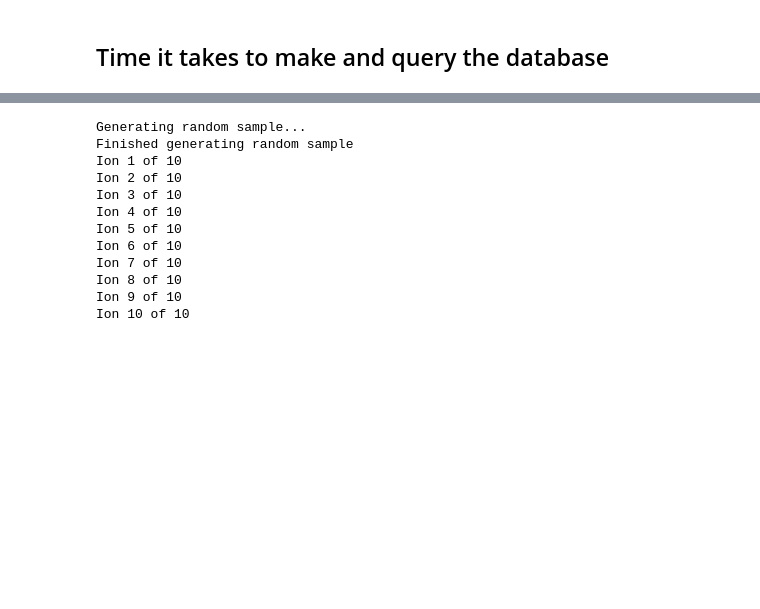
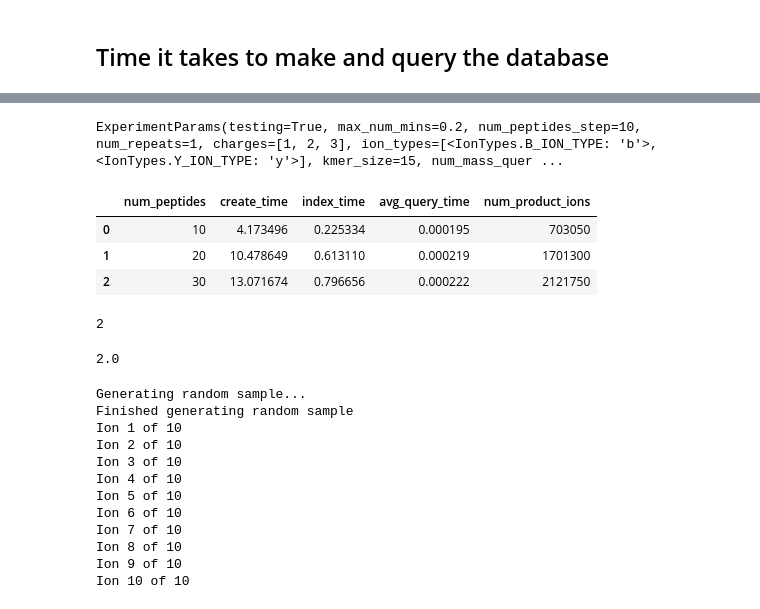
Before and after one commit to ryanlayerlab/hypedsearch, a Jupyter notebook: notebooks/experiment-development.ipynb, the cells around one changed output, grey strips where cells are left out. Saved outputs shown, nothing was run; the diff lists cells and outputs as text; code cells hidden in the pictures; blank space fills up the shorter version.

Commit message:
updates to timing

```diff
--- a/notebooks/experiment-development.ipynb
+++ b/notebooks/experiment-development.ipynb
@@ -103,3 +84,26 @@ len(db.get_product_ions())
+# %%
+from src.utils import decompress_and_unpickle
+
+
+x = decompress_and_unpickle("/Users/erjo3868/repos/hypedsearch/hypedsearch/results/TESTING_db_timing_charge=[1, 2, 3]_maxMins=0.2.pkl")
+x.params
+x.df
+# %% [output]
+ExperimentParams(testing=True, max_num_mins=0.2, num_peptides_step=10, num_repeats=1, charges=[1, 2, 3], ion_types=[<IonTypes.B_ION_TYPE: 'b'>, <IonTypes.Y_ION_TYPE: 'y'>], kmer_size=15, num_mass_quer ...
+|  | num_peptides | create_time | index_time | avg_query_time | num_product_ions |
+| 0 | 10 | 4.173496 | 0.225334 | 0.000195 | 703050 |
+| 1 | 20 | 10.478649 | 0.613110 | 0.000219 | 1701300 |
+| 2 | 30 | 13.071674 | 0.796656 | 0.000222 | 2121750 |
+# %%
+import numpy as np
+
+
+x = [1,2,3]
+random.choice(x)
+np.mean(x)
+# %% [output]
+2
+2.0
 # %%
 fasta_proteins = list(get_proteins_from_fasta(fasta_path=fasta_path))
 fasta_proteins = fasta_proteins[:10]
```
Also changed, not shown: parts of 3 cells of this notebook, 2 other files.
